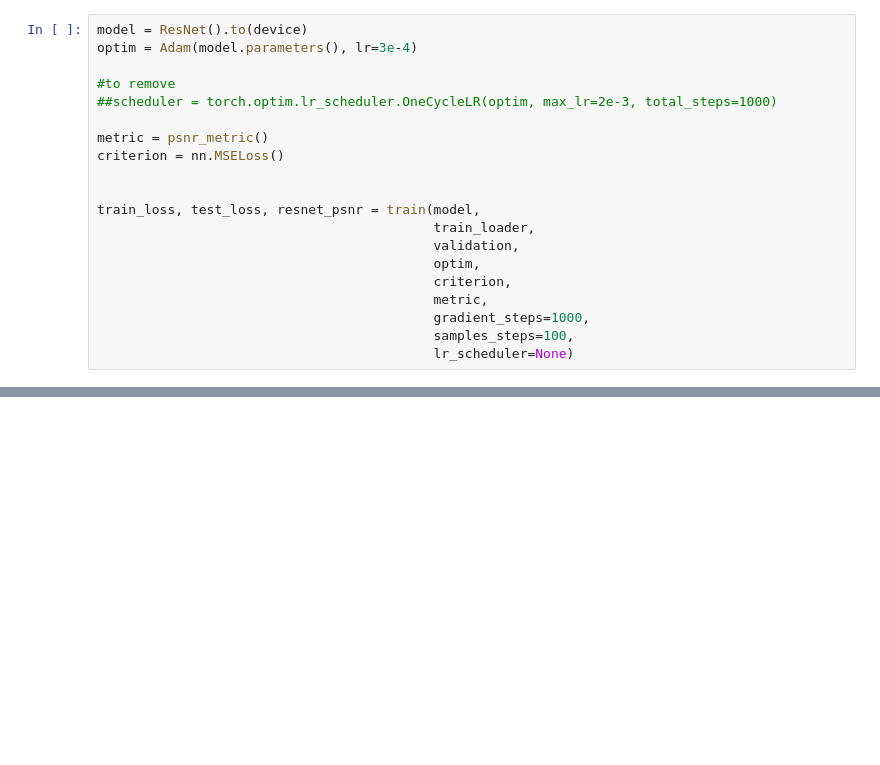
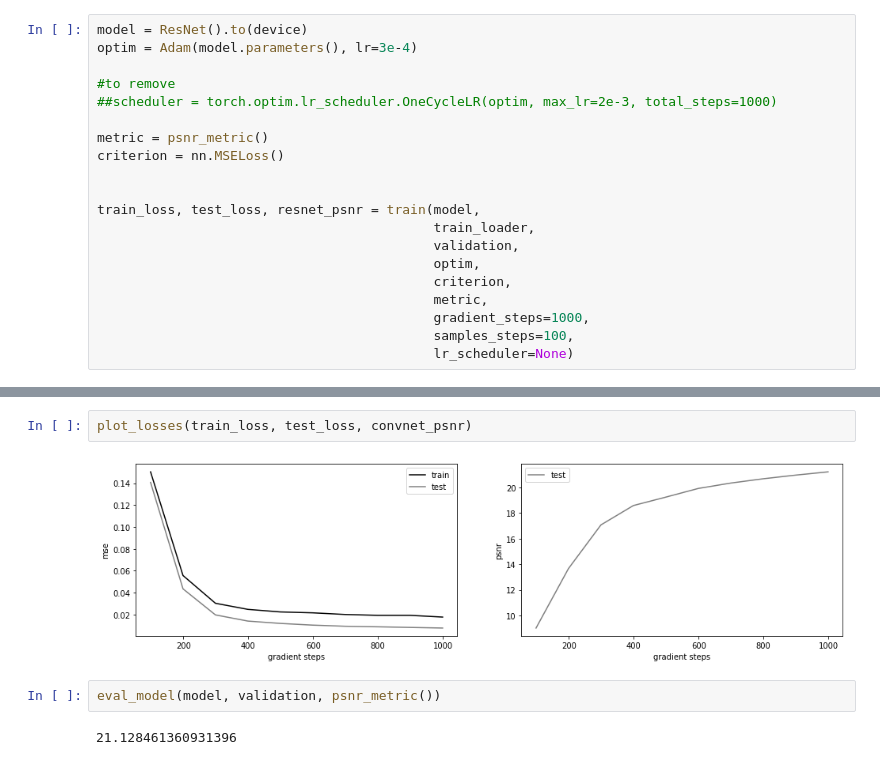
Before and after one commit to thurgarion2/noise2noise, a Jupyter notebook: _architecture_test.ipynb, the cells around one changed output, grey strips where cells are left out. Drawn from its saved outputs; the diff is of its cells as text; blank space fills up the shorter version.

```diff
--- a/_architecture_test.ipynb
+++ b/_architecture_test.ipynb
@@ -125,0 +154,8 @@ plot_psnr_distribution(model, validation)
+# %%
+plot_losses(train_loss, test_loss, convnet_psnr)
+# %% [output]
+[figure, added]
+# %%
+eval_model(model, validation, psnr_metric())
+# %% [output]
+21.128461360931396
```
Also changed, not shown: parts of 21 cells of this notebook, 8 other files.
